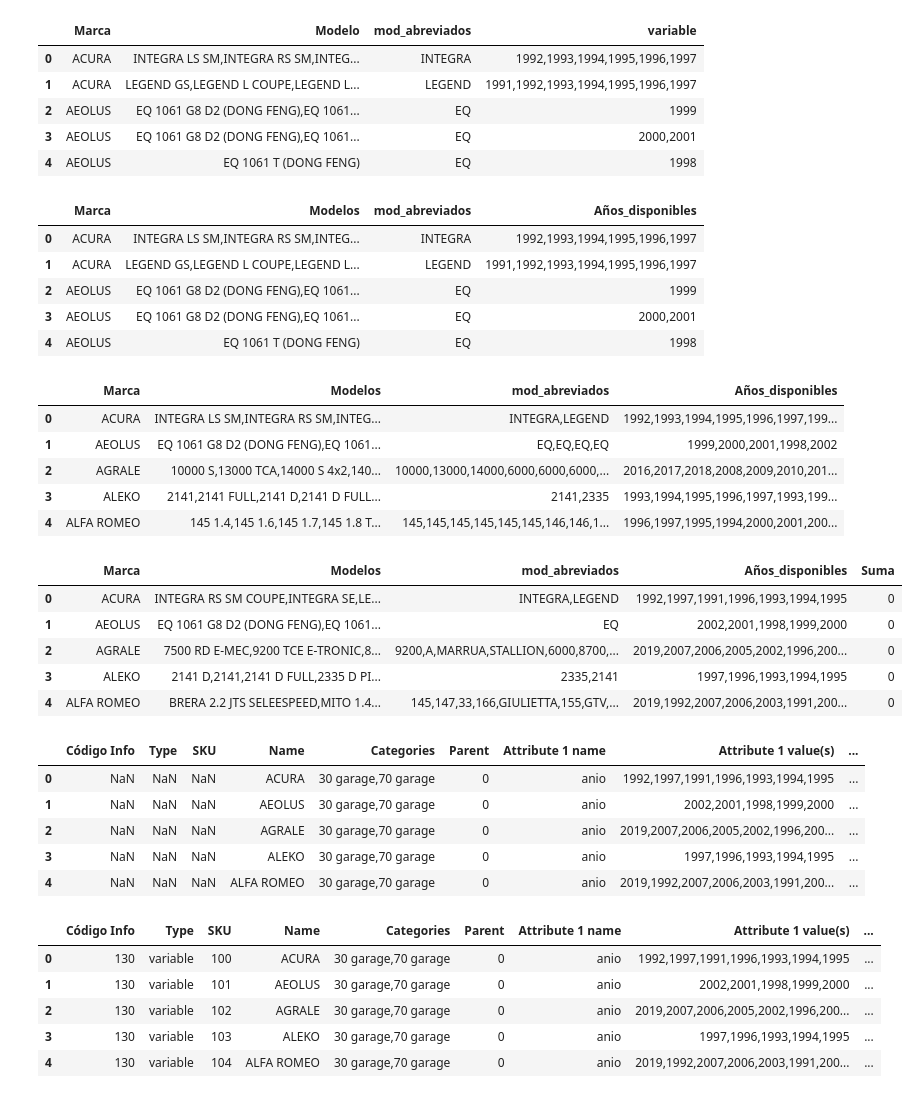
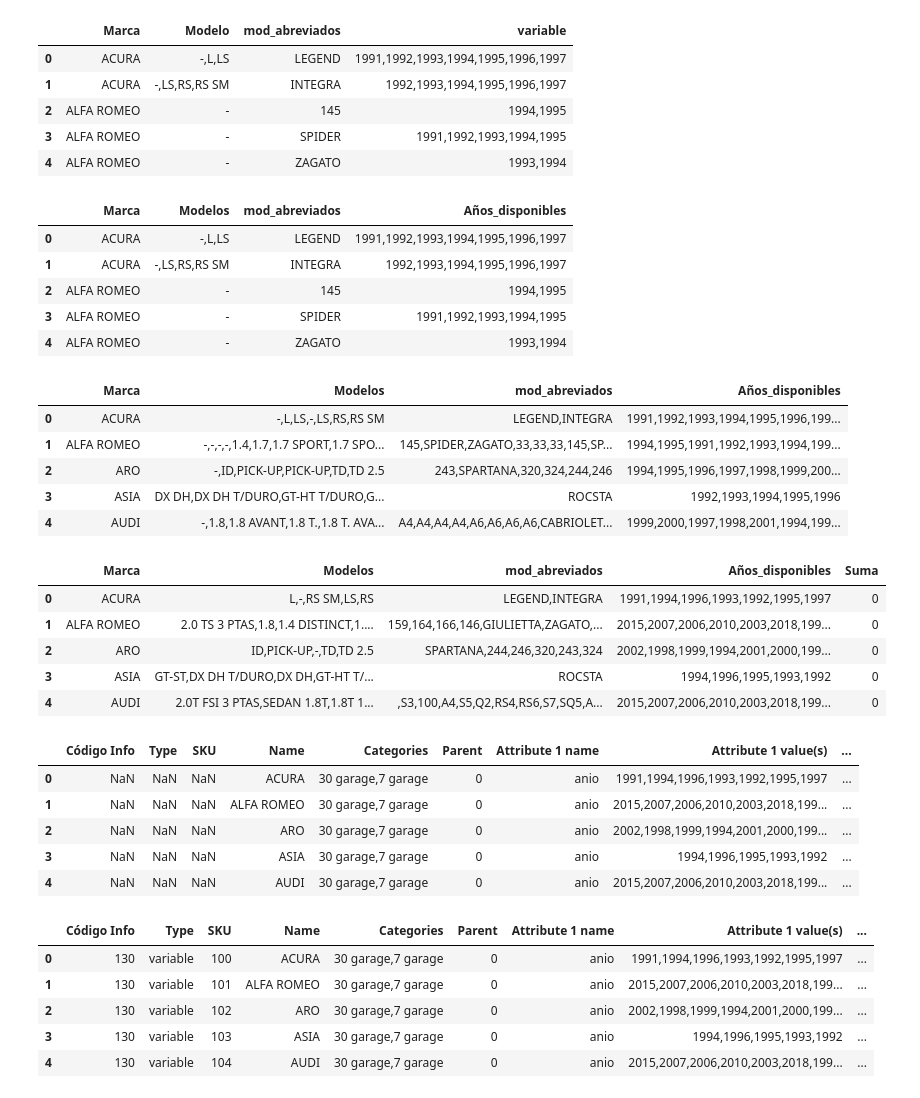
Before and after one commit to jepeloa/segurosporhoy_data, a Jupyter notebook: seguroshoy.ipynb, the cells around one changed output. Drawn from its saved outputs; the diff is of its cells as text; code cells hidden in the pictures.

```diff
--- a/seguroshoy.ipynb
+++ b/seguroshoy.ipynb
@@ -5,4 +5,6 @@
 
 import pandas as pd
 data = pd.read_excel("seguroporhoy.xlsx", sheet_name="infoauto") #upload the file
+filtro=pd.read_excel("Filtrados_info.xlsx")
+data=data[~data['Código'].isin(filtro['Code'])]
 # %%
@@ -77,32 +83,32 @@ validos_agrupados=validos_agrupados.groupby(['Marca','Modelo','mod_abreviados'])
 validos_agrupados.head() #group the years, separate the data by ','
 # %% [output]
 |  | Marca | Modelo | mod_abreviados | variable |
-| 0 | ACURA | INTEGRA LS SM,INTEGRA RS SM,INTEG... | INTEGRA | 1992,1993,1994,1995,1996,1997 |
-| 1 | ACURA | LEGEND GS,LEGEND L COUPE,LEGEND L... | LEGEND | 1991,1992,1993,1994,1995,1996,1997 |
-| 2 | AEOLUS | EQ 1061 G8 D2 (DONG FENG),EQ 1061... | EQ | 1999 |
-| 3 | AEOLUS | EQ 1061 G8 D2 (DONG FENG),EQ 1061... | EQ | 2000,2001 |
-| 4 | AEOLUS | EQ 1061 T (DONG FENG) | EQ | 1998 |
+| 0 | ACURA | -,L,LS | LEGEND | 1991,1992,1993,1994,1995,1996,1997 |
+| 1 | ACURA | -,LS,RS,RS SM | INTEGRA | 1992,1993,1994,1995,1996,1997 |
+| 2 | ALFA ROMEO | - | 145 | 1994,1995 |
+| 3 | ALFA ROMEO | - | SPIDER | 1991,1992,1993,1994,1995 |
+| 4 | ALFA ROMEO | - | ZAGATO | 1993,1994 |
 # %%
 validos_agrupados.columns = ['Marca', 'Modelos', 'mod_abreviados', 'Años_disponibles'] #change the names of the columns
 # %%
 validos_agrupados.head()
 # %% [output]
 |  | Marca | Modelos | mod_abreviados | Años_disponibles |
-| 0 | ACURA | INTEGRA LS SM,INTEGRA RS SM,INTEG... | INTEGRA | 1992,1993,1994,1995,1996,1997 |
-| 1 | ACURA | LEGEND GS,LEGEND L COUPE,LEGEND L... | LEGEND | 1991,1992,1993,1994,1995,1996,1997 |
-| 2 | AEOLUS | EQ 1061 G8 D2 (DONG FENG),EQ 1061... | EQ | 1999 |
-| 3 | AEOLUS | EQ 1061 G8 D2 (DONG FENG),EQ 1061... | EQ | 2000,2001 |
-| 4 | AEOLUS | EQ 1061 T (DONG FENG) | EQ | 1998 |
+| 0 | ACURA | -,L,LS | LEGEND | 1991,1992,1993,1994,1995,1996,1997 |
+| 1 | ACURA | -,LS,RS,RS SM | INTEGRA | 1992,1993,1994,1995,1996,1997 |
+| 2 | ALFA ROMEO | - | 145 | 1994,1995 |
+| 3 | ALFA ROMEO | - | SPIDER | 1991,1992,1993,1994,1995 |
+| 4 | ALFA ROMEO | - | ZAGATO | 1993,1994 |
 # %%
 validos_agrupados=validos_agrupados.groupby(['Marca'], as_index = False).agg({'Modelos': (lambda x: ','.join(map(str, x))), 'mod_abreviados': (lambda x: ','.join(map(str, x))),'Años_disponibles': (lambda x: ','.join(map(str, x)))})
 validos_agrupados.head() #finally group only the Marca tag, concatenated the Marca, Modelo and mod_abreviado separated by ','
 # %% [output]
 |  | Marca | Modelos | mod_abreviados | Años_disponibles |
-| 0 | ACURA | INTEGRA LS SM,INTEGRA RS SM,INTEG... | INTEGRA,LEGEND | 1992,1993,1994,1995,1996,1997,199... |
-| 1 | AEOLUS | EQ 1061 G8 D2 (DONG FENG),EQ 1061... | EQ,EQ,EQ,EQ | 1999,2000,2001,1998,2002 |
-| 2 | AGRALE | 10000 S,13000 TCA,14000 S 4x2,140... | 10000,13000,14000,6000,6000,6000,... | 2016,2017,2018,2008,2009,2010,201... |
-| 3 | ALEKO | 2141,2141 FULL,2141 D,2141 D FULL... | 2141,2335 | 1993,1994,1995,1996,1997,1993,199... |
-| 4 | ALFA ROMEO | 145 1.4,145 1.6,145 1.7,145 1.8 T... | 145,145,145,145,145,145,146,146,1... | 1996,1997,1995,1994,2000,2001,200... |
+| 0 | ACURA | -,L,LS,-,LS,RS,RS SM | LEGEND,INTEGRA | 1991,1992,1993,1994,1995,1996,199... |
+| 1 | ALFA ROMEO | -,-,-,-,1.4,1.7,1.7 SPORT,1.7 SPO... | 145,SPIDER,ZAGATO,33,33,33,145,SP... | 1994,1995,1991,1992,1993,1994,199... |
+| 2 | ARO | -,ID,PICK-UP,PICK-UP,TD,TD 2.5 | 243,SPARTANA,320,324,244,246 | 1994,1995,1996,1997,1998,1999,200... |
+| 3 | ASIA | DX DH,DX DH T/DURO,GT-HT T/DURO,G... | ROCSTA | 1992,1993,1994,1995,1996 |
+| 4 | AUDI | -,1.8,1.8 AVANT,1.8 T.,1.8 T. AVA... | A4,A4,A4,A4,A6,A6,A6,A6,CABRIOLET... | 1999,2000,1997,1998,2001,1994,199... |
 # %%
 def duplicates(x):
     x = ','.join(set(x.split(',')))
@@ -115,39 +121,41 @@ validos_agrupados['Suma']=0
 validos_agrupados.head()    #apply the duplicates funtion on the columns "Años disponible", "mod_Abreviados", "Modelos"
 # %% [output]
 |  | Marca | Modelos | mod_abreviados | Años_disponibles | Suma |
-| 0 | ACURA | INTEGRA RS SM COUPE,INTEGRA SE,LE... | INTEGRA,LEGEND | 1992,1997,1991,1996,1993,1994,1995 | 0 |
-| 1 | AEOLUS | EQ 1061 G8 D2 (DONG FENG),EQ 1061... | EQ | 2002,2001,1998,1999,2000 | 0 |
-| 2 | AGRALE | 7500 RD E-MEC,9200 TCE E-TRONIC,8... | 9200,A,MARRUA,STALLION,6000,8700,... | 2019,2007,2006,2005,2002,1996,200... | 0 |
-| 3 | ALEKO | 2141 D,2141,2141 D FULL,2335 D PI... | 2335,2141 | 1997,1996,1993,1994,1995 | 0 |
-| 4 | ALFA ROMEO | BRERA 2.2 JTS SELEESPEED,MITO 1.4... | 145,147,33,166,GIULIETTA,155,GTV,... | 2019,1992,2007,2006,2003,1991,200... | 0 |
+| 0 | ACURA | L,-,RS SM,LS,RS | LEGEND,INTEGRA | 1991,1994,1996,1993,1992,1995,1997 | 0 |
+| 1 | ALFA ROMEO | 2.0 TS 3 PTAS,1.8,1.4 DISTINCT,1.... | 159,164,166,146,GIULIETTA,ZAGATO,... | 2015,2007,2006,2010,2003,2018,199... | 0 |
+| 2 | ARO | ID,PICK-UP,-,TD,TD 2.5 | SPARTANA,244,246,320,243,324 | 2002,1998,1999,1994,2001,2000,199... | 0 |
+| 3 | ASIA | GT-ST,DX DH T/DURO,DX DH,GT-HT T/... | ROCSTA | 1994,1996,1995,1993,1992 | 0 |
+| 4 | AUDI | 2.0T FSI 3 PTAS,SEDAN 1.8T,1.8T 1... | ,S3,100,A4,S5,Q2,RS4,RS6,S7,SQ5,A... | 2015,2007,2006,2010,2003,2018,199... | 0 |
 # %%
 matriz_propiedad_excel = pd.DataFrame()   #definition of the final propiety table
-matriz_propiedad_excel['Código Info']=130
+matriz_propiedad_excel['Código Info']=0
 matriz_propiedad_excel['Type']='variable'
 matriz_propiedad_excel['SKU']=0
 matriz_propiedad_excel['Name']=validos_agrupados['Marca']
-matriz_propiedad_excel['Categories']='30 garage,70 garage'
+matriz_propiedad_excel['Categories']='30 garage,7 garage'
 matriz_propiedad_excel['Parent']=0
 matriz_propiedad_excel['Attribute 1 name']='anio'
 matriz_propiedad_excel['Attribute 1 value(s)']=validos_agrupados['Años_disponibles']
 matriz_propiedad_excel['Attribute 2 name']='Modelo'
 matriz_propiedad_excel['Attribute 2 value(s)']=validos_agrupados['mod_abreviados']
 matriz_propiedad_excel['Attribute 3 name']='Versión'
 matriz_propiedad_excel['Attribute 3 value(s)']=validos_agrupados['Modelos']
+matriz_propiedad_excel['Attribute 4 name']='Cobertura'
+matriz_propiedad_excel['Attribute 4 value(s)']='7 días Robo e Incendio en Garage,30 días Robo e Incendio en Garage'
 matriz_propiedad_excel['Regular price']=0
 matriz_propiedad_excel['Sale price']=0
 matriz_propiedad_excel['In stock?']=1
 matriz_propiedad_excel['Published']=1
 matriz_propiedad_excel['Visibility in catalog']='visible'
 matriz_propiedad_excel['Suma']=0
 matriz_propiedad_excel.head()
 # %% [output]
 |  | Código Info | Type | SKU | Name | Categories | Parent | Attribute 1 name | Attribute 1 value(s) | ... |
-| 0 | NaN | NaN | NaN | ACURA | 30 garage,70 garage | 0 | anio | 1992,1997,1991,1996,1993,1994,1995 | ... |
-| 1 | NaN | NaN | NaN | AEOLUS | 30 garage,70 garage | 0 | anio | 2002,2001,1998,1999,2000 | ... |
-| 2 | NaN | NaN | NaN | AGRALE | 30 garage,70 garage | 0 | anio | 2019,2007,2006,2005,2002,1996,200... | ... |
-| 3 | NaN | NaN | NaN | ALEKO | 30 garage,70 garage | 0 | anio | 1997,1996,1993,1994,1995 | ... |
-| 4 | NaN | NaN | NaN | ALFA ROMEO | 30 garage,70 garage | 0 | anio | 2019,1992,2007,2006,2003,1991,200... | ... |
+| 0 | NaN | NaN | NaN | ACURA | 30 garage,7 garage | 0 | anio | 1991,1994,1996,1993,1992,1995,1997 | ... |
+| 1 | NaN | NaN | NaN | ALFA ROMEO | 30 garage,7 garage | 0 | anio | 2015,2007,2006,2010,2003,2018,199... | ... |
+| 2 | NaN | NaN | NaN | ARO | 30 garage,7 garage | 0 | anio | 2002,1998,1999,1994,2001,2000,199... | ... |
+| 3 | NaN | NaN | NaN | ASIA | 30 garage,7 garage | 0 | anio | 1994,1996,1995,1993,1992 | ... |
+| 4 | NaN | NaN | NaN | AUDI | 30 garage,7 garage | 0 | anio | 2015,2007,2006,2010,2003,2018,199... | ... |
 # %%
 matriz_propiedad_excel['SKU']=matriz_propiedad_excel.index+100 #generate a definition of the SKU that start after 100
 matriz_propiedad_excel['Type']='variable'
@@ -155,11 +163,11 @@ matriz_propiedad_excel['Código Info']=130
 matriz_propiedad_excel.head()
 # %% [output]
 |  | Código Info | Type | SKU | Name | Categories | Parent | Attribute 1 name | Attribute 1 value(s) | ... |
-| 0 | 130 | variable | 100 | ACURA | 30 garage,70 garage | 0 | anio | 1992,1997,1991,1996,1993,1994,1995 | ... |
-| 1 | 130 | variable | 101 | AEOLUS | 30 garage,70 garage | 0 | anio | 2002,2001,1998,1999,2000 | ... |
-| 2 | 130 | variable | 102 | AGRALE | 30 garage,70 garage | 0 | anio | 2019,2007,2006,2005,2002,1996,200... | ... |
-| 3 | 130 | variable | 103 | ALEKO | 30 garage,70 garage | 0 | anio | 1997,1996,1993,1994,1995 | ... |
-| 4 | 130 | variable | 104 | ALFA ROMEO | 30 garage,70 garage | 0 | anio | 2019,1992,2007,2006,2003,1991,200... | ... |
+| 0 | 130 | variable | 100 | ACURA | 30 garage,7 garage | 0 | anio | 1991,1994,1996,1993,1992,1995,1997 | ... |
+| 1 | 130 | variable | 101 | ALFA ROMEO | 30 garage,7 garage | 0 | anio | 2015,2007,2006,2010,2003,2018,199... | ... |
+| 2 | 130 | variable | 102 | ARO | 30 garage,7 garage | 0 | anio | 2002,1998,1999,1994,2001,2000,199... | ... |
+| 3 | 130 | variable | 103 | ASIA | 30 garage,7 garage | 0 | anio | 1994,1996,1995,1993,1992 | ... |
+| 4 | 130 | variable | 104 | AUDI | 30 garage,7 garage | 0 | anio | 2015,2007,2006,2010,2003,2018,199... | ... |
 # %%
 ##Esta sitabla=data_agrupada.melt(id_vars=["Marca", "Modelo"],
 data_agrupada_=data.groupby(['Código','Marca','Modelo']).sum().reset_index()
```
Also changed, not shown: parts of 13 cells of this notebook, 2 other files.
